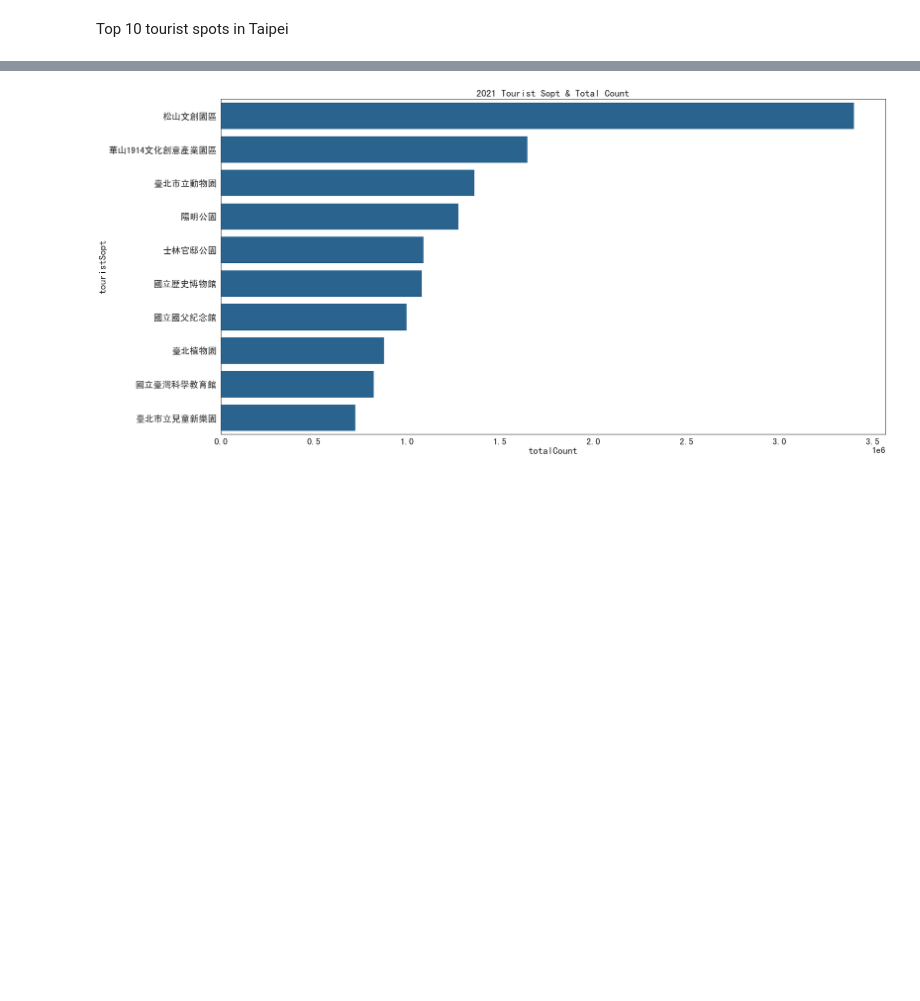
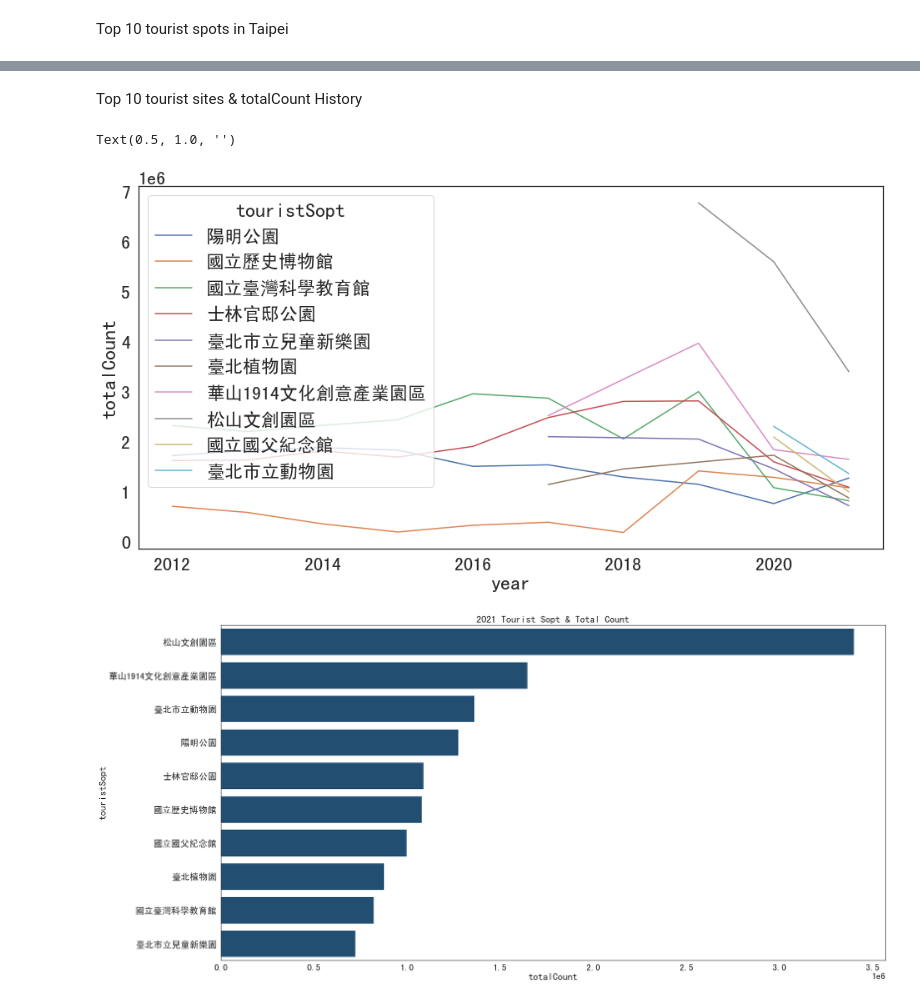
Before and after one commit to Jasmine-fe/DataAnalysis_TaipeiTouristSpot, a Jupyter notebook: TaipeiTouristSpot.ipynb, the cells around one changed output, grey strips where cells are left out. Cells and saved outputs as stored; diff of their text form; code cells hidden in the pictures; blank space fills up the shorter version.

```diff
--- a/TaipeiTouristSpot.ipynb
+++ b/TaipeiTouristSpot.ipynb
@@ -114,3 +125,12 @@ taipeiTouristSpotData_2021.sort_values('totalCount', ascending = False).head(10)
+# %% [markdown]
+Top 10 tourist sites & totalCount History
+# %%
+hotTouristSpots = list(top10HotTouristSpot['touristSopt'].values)
+fig, (ax1) = plt.subplots(1, 1, figsize=(16, 8))
+sns.lineplot(data = taipeiTouristSpotData[(taipeiTouristSpotData['touristSopt'].isin(hotTouristSpots)) & (taipeiTouristSpotData['totalCount']> 0)], x = "year", y = "totalCount", hue="touristSopt").set_title("")
+# %% [output]
+Text(0.5, 1.0, '')
+[figure, added]
 # %%
 fig, (ax1) = plt.subplots(1, 1, figsize=(29, 15))
 sns.barplot(data = top10HotTouristSpot, y = "touristSopt", x = "totalCount", color = primaryColor).set_title("2021 Tourist Sopt & Total Count")
```
Also changed, not shown: parts of 4 cells of this notebook.
